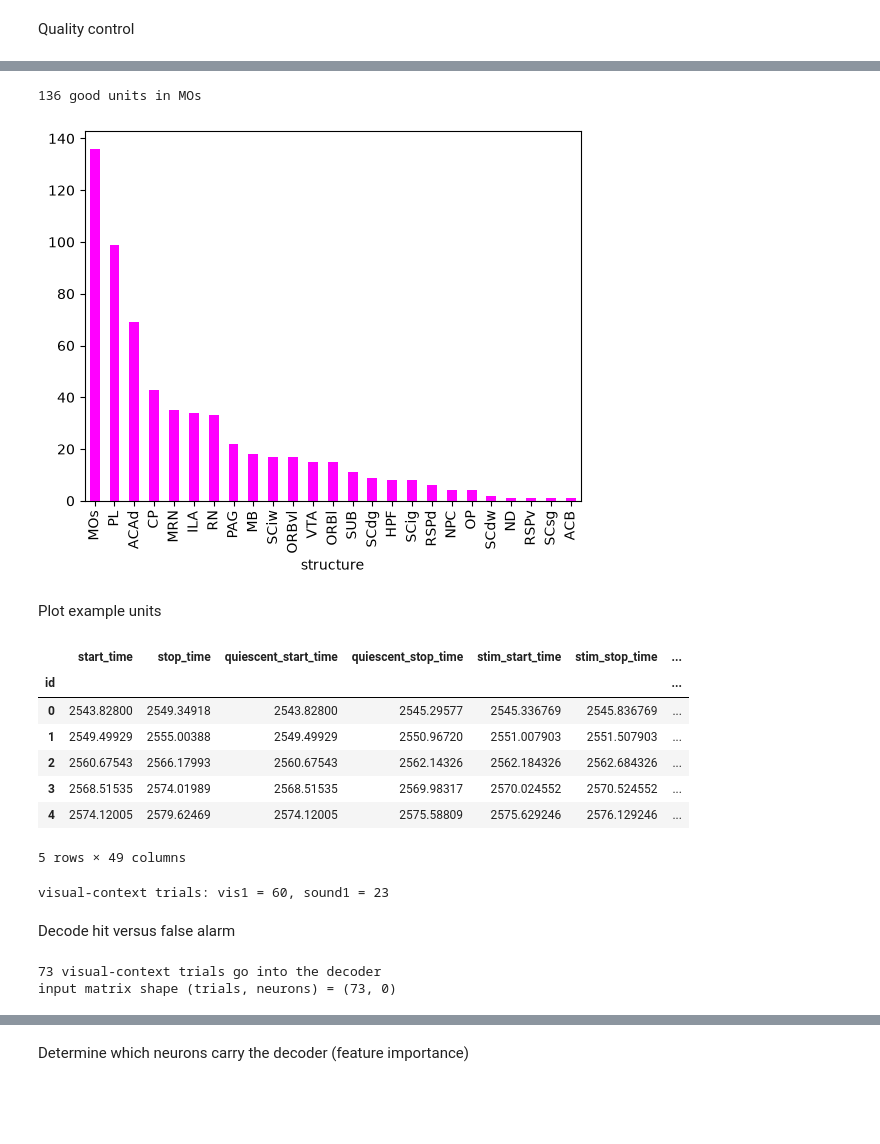
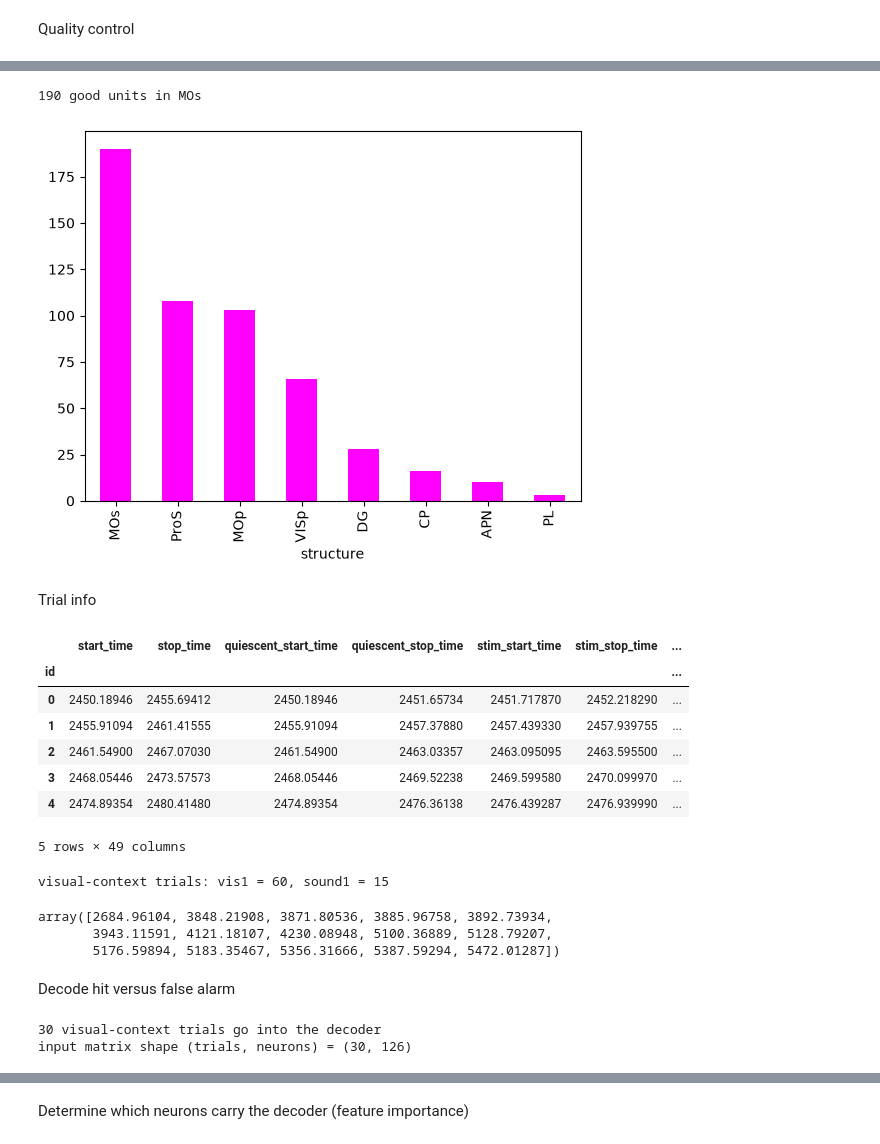
Before and after one commit to tierneydaw1/MisfiringSquad, a Jupyter notebook: code/Decode_ErrorTrials.ipynb, the cells around one changed output, grey strips where cells are left out. Saved outputs shown, nothing was run; the diff lists cells and outputs as text; code cells hidden in the pictures; blank space fills up the shorter version.

Commit message:
"Controlled number of trials and cells for decoding"

```diff
--- a/code/Decode_ErrorTrials.ipynb
+++ b/code/Decode_ErrorTrials.ipynb
@@ -133,4 +134,6 @@ print(f'number of mice: {len(df)}')
 # %% [output]
 number of mice: 12
 # %%
-df['name'][2]
+file_path1 = df['name'][3]
+file_path2 = file_path1[8:25]
+nwb_path = '/data/dynamicrouting_datacube/' + file_path1 + '/' + file_path2 + '.nwb.zarr'
@@ -259,7 +235,10 @@ qc_units
 # %%
-qc_units.structure.value_counts().plot.bar(color=color1)
-region_units = qc_units[qc_units.structure == select_region]
+# qc_units.structure.value_counts().plot.bar(color=color1)
+# region_units = qc_units[qc_units.structure == select_region]
+good_units1.structure.value_counts().plot.bar(color=color1)
+region_units = good_units1[good_units1.structure == select_region]
+
 print(f'{len(region_units)} good units in {select_region}')
 # %% [output]
-136 good units in MOs
+190 good units in MOs
-[figure, old version]
+[figure, new version]
@@ -266,29 +251,29 @@ print(f'{len(region_units)} good units in {select_region}')
 # %% [markdown]
-Plot example units
+Trial info
 # %%
 trials = nwbfile.trials.to_dataframe()
 trials.head()
 # %% [output]
 |  | start_time | stop_time | quiescent_start_time | quiescent_stop_time | stim_start_time | stim_stop_time | ... |
 | id |  |  |  |  |  |  | ... |
-| 0 | 2543.82800 | 2549.34918 | 2543.82800 | 2545.29577 | 2545.336769 | 2545.836769 | ... |
-| 1 | 2549.49929 | 2555.00388 | 2549.49929 | 2550.96720 | 2551.007903 | 2551.507903 | ... |
-| 2 | 2560.67543 | 2566.17993 | 2560.67543 | 2562.14326 | 2562.184326 | 2562.684326 | ... |
-| 3 | 2568.51535 | 2574.01989 | 2568.51535 | 2569.98317 | 2570.024552 | 2570.524552 | ... |
-| 4 | 2574.12005 | 2579.62469 | 2574.12005 | 2575.58809 | 2575.629246 | 2576.129246 | ... |
+| 0 | 2450.18946 | 2455.69412 | 2450.18946 | 2451.65734 | 2451.717870 | 2452.218290 | ... |
+| 1 | 2455.91094 | 2461.41555 | 2455.91094 | 2457.37880 | 2457.439330 | 2457.939755 | ... |
+| 2 | 2461.54900 | 2467.07030 | 2461.54900 | 2463.03357 | 2463.095095 | 2463.595500 | ... |
+| 3 | 2468.05446 | 2473.57573 | 2468.05446 | 2469.52238 | 2469.599580 | 2470.099970 | ... |
+| 4 | 2474.89354 | 2480.41480 | 2474.89354 | 2476.36138 | 2476.439287 | 2476.939990 | ... |
 5 rows × 49 columns
 # %%
-# vis1 and aud1 onsets, visual context only (context fixed)
+# rewarded and unrewarded target trial onsets (context fixed)
 if outcome_filter==0:
       # # option 1: no outcome filter
-      vis1_stim_time_array, vis1_mask = get_stim_times(trials, rew_stim, block)
-      aud1_stim_time_array, aud1_mask = get_stim_times(trials, unrew_stim, block)
+      rew_mask_all = get_stim_times(trials, rew_stim, block)
+      unrew_mask = get_stim_times(trials, unrew_stim, block)
 elif outcome_filter==1:
       # option 2: restrict to hits / false alarms
-      vis1_stim_time_array, vis1_mask = get_stim_times(trials, rew_stim, block, 'is_hit')
-      aud1_stim_time_array, aud1_mask = get_stim_times(trials, unrew_stim, block, 'is_false_alarm')
+      rew_mask_all = get_stim_times(trials, rew_stim, block, 'is_hit')
+      unrew_mask = get_stim_times(trials, unrew_stim, block, 'is_false_alarm')
 
 print('visual-context trials: vis1 = %d, sound1 = %d'
-      % (len(vis1_stim_time_array), len(aud1_stim_time_array)))
+      % (sum(rew_mask_all), sum(unrew_mask)))
 # %% [output]
-visual-context trials: vis1 = 60, sound1 = 23
+visual-context trials: vis1 = 60, sound1 = 15
@@ -295,3 +286,10 @@ visual-context trials: vis1 = 60, sound1 = 23
+# %%
+rew_stim_times = trials.loc[rew_mask, 'stim_start_time'].values
+unrew_stim_times = trials.loc[unrew_mask, 'stim_start_time'].values
+# %% [output]
+array([2684.96104, 3848.21908, 3871.80536, 3885.96758, 3892.73934,
+       3943.11591, 4121.18107, 4230.08948, 5100.36889, 5128.79207,
+       5176.59894, 5183.35467, 5356.31666, 5387.59294, 5472.01287])
 # %% [markdown]
 Decode hit versus false alarm
 # %%
@@ -299,18 +297,18 @@ Decode hit versus false alarm
 decode_bin_edge_array = np.arange(-0.3, 2.0, 0.1)          # 100 ms bin edges, -0.3 to 2.0 s
 
 # pick trials: vis1 and vis2, visual context only
-decode_trial_mask = vis1_mask | aud1_mask
+decode_trial_mask = rew_mask | unrew_mask
 decode_stim_time_array = trials.loc[decode_trial_mask, 'stim_start_time'].values  # their onset times
 decode_label_array = trials.loc[decode_trial_mask, 'stim_name'].values            # their stimulus labels (y)
 print('%d visual-context trials go into the decoder' % len(decode_label_array))
 
-n_neurons = len(region_units)               # number of MOs neurons
+# n_neurons = len(region_units)               # number of MOs neurons
 # empty tensor: neurons x trials x time bins
 population_tensor = np.zeros((n_neurons, len(decode_stim_time_array),
                               len(decode_bin_edge_array) - 1))
 for neuron_row_index in range(n_neurons):                 # fill one neuron at a time
     population_tensor[neuron_row_index] = get_binned_triggered_spike_counts_fast(
-        region_units.spike_times.values[neuron_row_index],
+        random_units.spike_times.values[neuron_row_index],
         decode_stim_time_array, decode_bin_edge_array)    # binned spike counts for this neuron
 
 # sum spikes in that window -> one count per neuron per trial, then transpose to (trials, neurons)
@@ -322,8 +320,8 @@ assert population_count_array.shape[0] == len(decode_label_array), \
     'row count (%d) must equal number of trials (%d)' % (
         population_count_array.shape[0], len(decode_label_array))
 # %% [output]
-73 visual-context trials go into the decoder
-input matrix shape (trials, neurons) = (73, 0)
+30 visual-context trials go into the decoder
+input matrix shape (trials, neurons) = (30, 126)
 # %%
 # Example of z-scored neural population activity used for decoding
 from sklearn.preprocessing import StandardScaler
```
Also changed, not shown: parts of 17 cells of this notebook, 1 other file.
